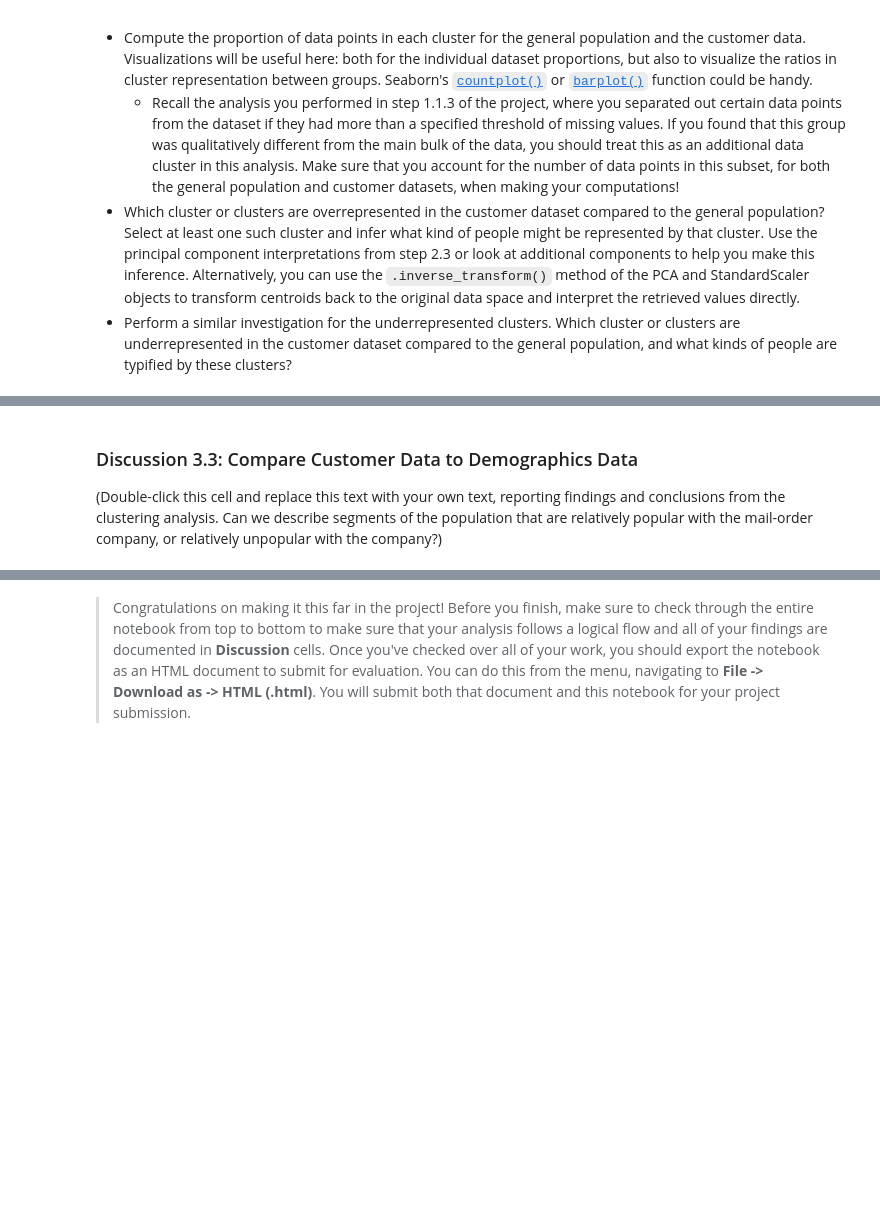
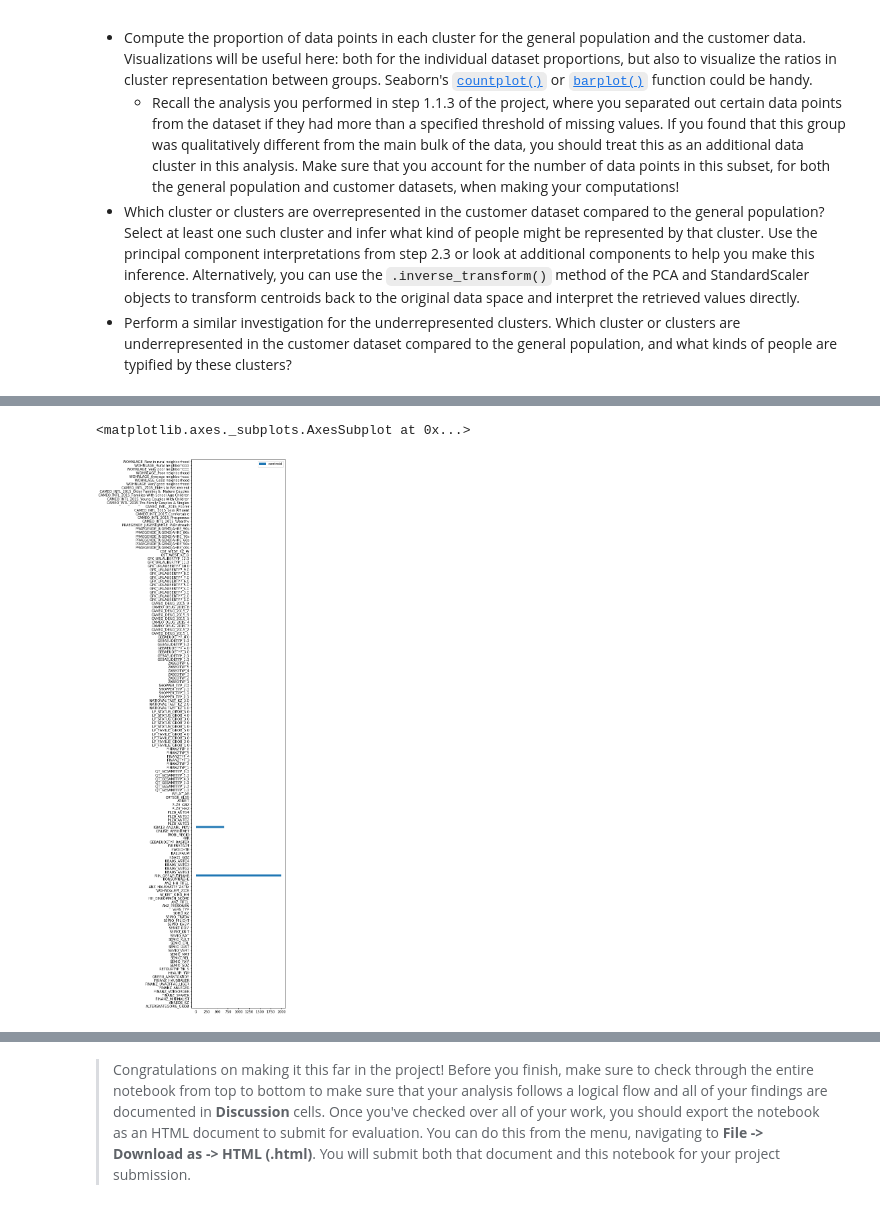
Before and after one commit to dexpota/udacity-machine-learning-introduction, a Jupyter notebook: projects/p3_customer_segments_with_arvato/identify_customer_segments.ipynb, the cells around one changed output, grey strips where cells are left out. Saved outputs shown, nothing was run; the diff lists cells and outputs as text; code cells hidden in the pictures; blank space fills up the shorter version.

```diff
--- a/projects/p3_customer_segments_with_arvato/identify_customer_segments.ipynb
+++ b/projects/p3_customer_segments_with_arvato/identify_customer_segments.ipynb
@@ -815,7 +833,9 @@ Take a look at the following points in this step:
 # %%
 # What kinds of people are part of a cluster that is underrepresented in the
 # customer data compared to the general population?
+
+c = scaler.inverse_transform(pca.inverse_transform(model.cluster_centers_[2]))
+pd.DataFrame({"centroid": c}, index=azdias.columns).plot.barh(figsize=(5, 30))
+# %% [output]
+<matplotlib.axes._subplots.AxesSubplot at 0x...>
+[figure, added]
-# %% [markdown]
-### Discussion 3.3: Compare Customer Data to Demographics Data
-
-(Double-click this cell and replace this text with your own text, reporting findings and conclusions from the clustering analysis. Can we describe segments of the population that are relatively popular with the mail-order company, or relatively unpopular with the company?)
```
Also changed, not shown: parts of 5 cells of this notebook, 1 other file.
